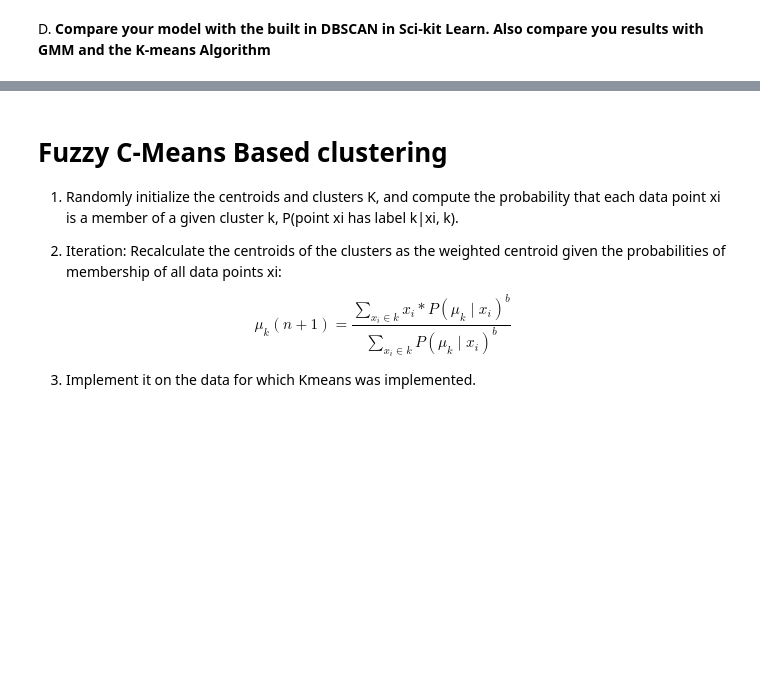
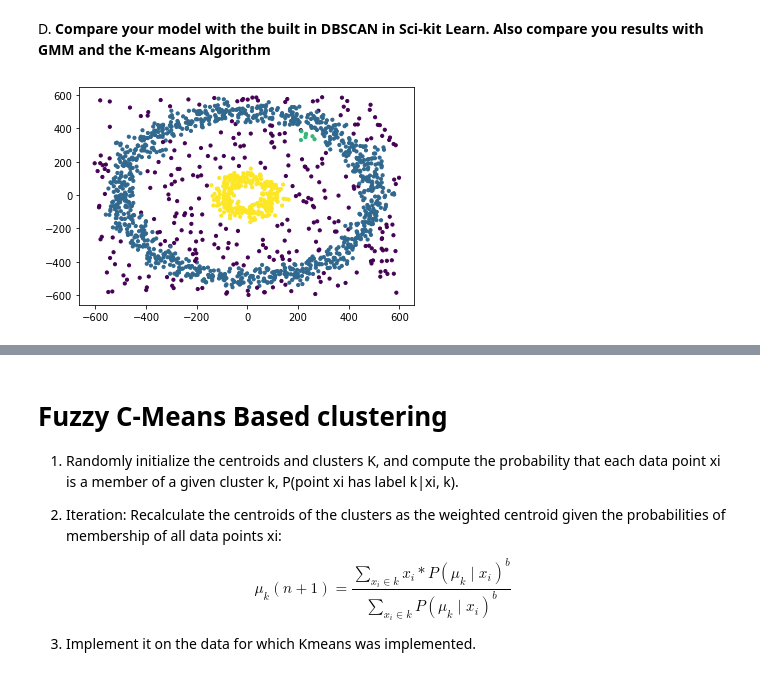
Before and after one commit to Whitelisted2/EE413-PRML-Lab, a Jupyter notebook: Assignment-7-Clustering2/Solved/Lab_5_CLustering_Part_2.ipynb, the cells around one changed output, grey strips where cells are left out. Saved outputs shown, nothing was run; the diff lists cells and outputs as text; code cells hidden in the pictures; blank space fills up the shorter version.

```diff
--- a/Assignment-7-Clustering2/Solved/Lab_5_CLustering_Part_2.ipynb
+++ b/Assignment-7-Clustering2/Solved/Lab_5_CLustering_Part_2.ipynb
@@ -53,0 +148,10 @@ from sklearn.cluster import KMeans
+# %%
+from sklearn.cluster import DBSCAN
+## write your code here
+dBSCAN = DBSCAN(eps=30, min_samples=5).fit(x)
+labels = dBSCAN.labels_
+plt.figure()
+plt.scatter(x[:, 0], x[:, 1], s=10, c=labels)
+plt.show()
+# %% [output]
+[figure, added]
```
Also changed, not shown: parts of 13 cells of this notebook.
